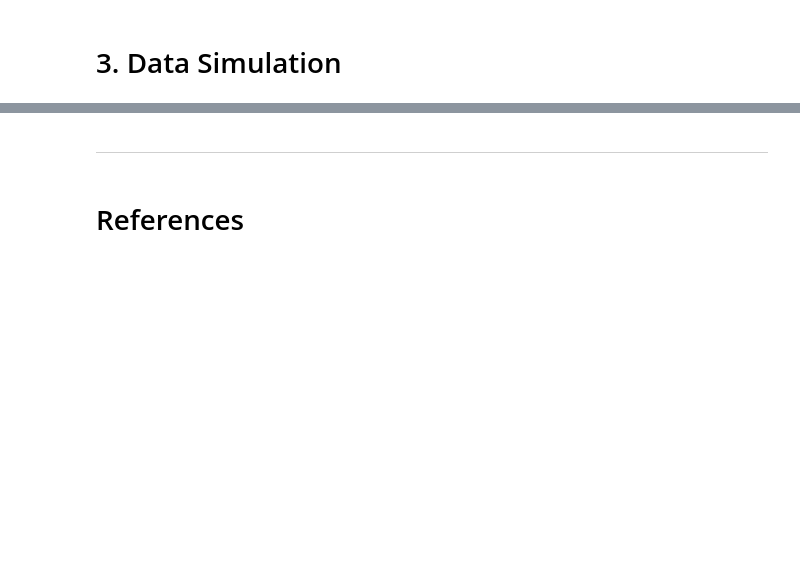
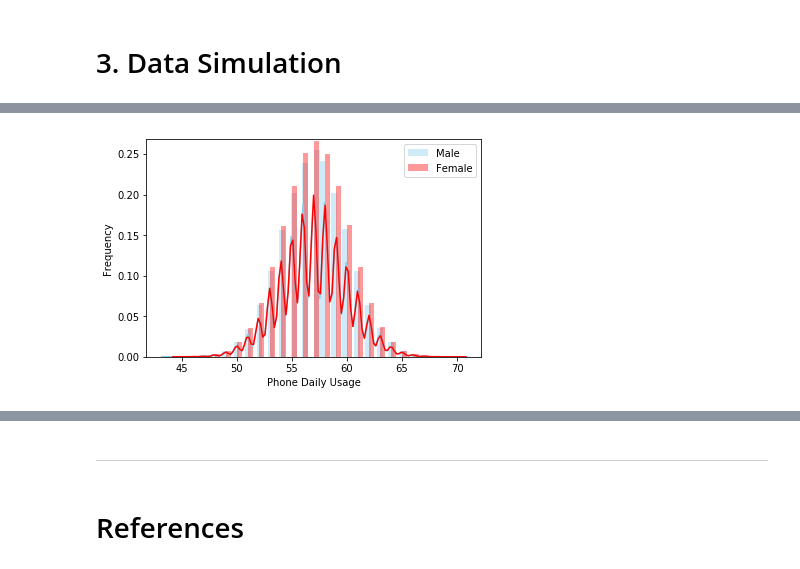
Before and after one commit to simonava5/ProgrammingProject, a Jupyter notebook: Real Life Data.ipynb, the cells around one changed output, grey strips where cells are left out. Saved outputs shown, nothing was run; the diff lists cells and outputs as text; code cells hidden in the pictures; blank space fills up the shorter version.

Commit message:
Completed simulaton of data

```diff
--- a/Real Life Data.ipynb
+++ b/Real Life Data.ipynb
@@ -86,3 +84,6 @@ Let's look at the age distribution among 3.3 million social media users in Irela
 # %%
-np.random.triangular(15, 34, 65, 3300000).round(0)
+np.random.seed(12345) # I did a seed reset so the numbers stay the same every time
+
+age = np.random.triangular(15, 34, 65, 3300000).round(0) # generate values
+age
 # %% [output]
@@ -192,0 +198,8 @@ min(s)
+# %%
+# Creating a database with information gathered
+
+np.random.seed(1234) # Added seed reset so the numbers stay the same every time
+
+NewData = pd.DataFrame({'Age':age.round(0), 'Gender':np.random.randint(1, 3, 3300000), 'Phone Daily Usage':np.random.normal(57, 3, 3300000).round(0),'Social Media Apps':np.random.uniform(1, 5, 3300000).round()})
+NewData['Gender'].replace({1:'Male', 2:'Female'}, inplace=True) # Replacing numbers with strings accordingly
+NewData # Print new data frame
@@ -192,0 +271,5 @@ min(s)
+# %%
+# Extact data with Males who have downloaded 5 apps and their daily usage
+array = ['Male']
+Male5 = NewData.loc[(NewData['Social Media Apps'] == 5) & NewData['Gender'].isin(array)]
+Male5 # Print Data
@@ -192,0 +343,5 @@ min(s)
+# %%
+# Extract data with Females who have downloaded 5 applications
+array = ['Female']
+Female5= NewData.loc[(NewData['Social Media Apps'] == 5) & NewData['Gender'].isin(array)]
+Female5
@@ -192,0 +367,8 @@ min(s)
+# %%
+sns.distplot( Male5["Phone Daily Usage"] , color="skyblue", label="Male")
+sns.distplot( Female5["Phone Daily Usage"] , color="red", label="Female")
+plt.legend()
+plt.ylabel("Frequency")
+plt.show()
+# %% [output]
+[figure, added]
```
Also changed, not shown: parts of 33 cells of this notebook.
